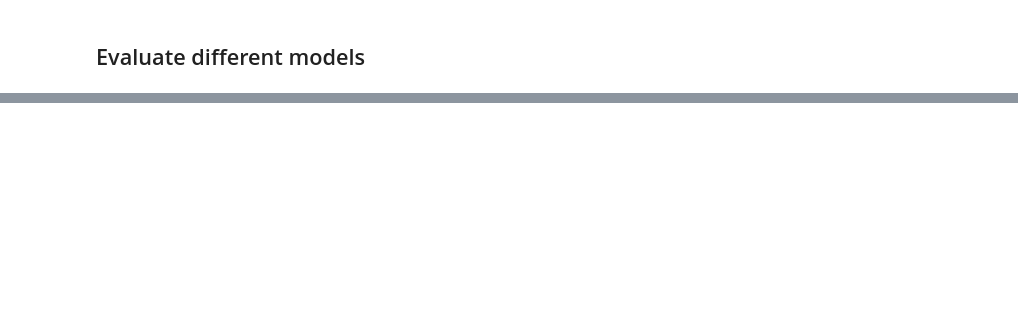
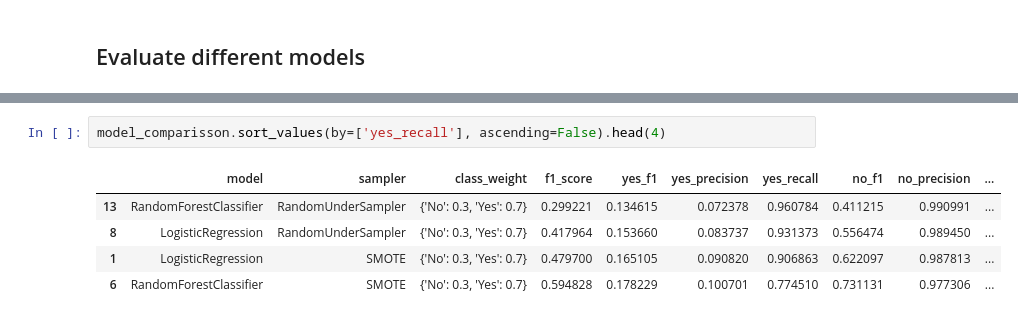
Before and after one commit to nataschaberg/mid_data_classification, a Jupyter notebook: initial_setup.ipynb, the cells around one changed output, grey strips where cells are left out. Cells and saved outputs as stored; diff of their text form; blank space fills up the shorter version.

```diff
--- a/initial_setup.ipynb
+++ b/initial_setup.ipynb
@@ -424,0 +569,8 @@ model_comparisson
+# %%
+model_comparisson.sort_values(by=['yes_recall'], ascending=False).head(4)
+# %% [output]
+|  | model | sampler | class_weight | f1_score | yes_f1 | yes_precision | yes_recall | no_f1 | no_precision | ... |
+| 13 | RandomForestClassifier | RandomUnderSampler | {'No': 0.3, 'Yes': 0.7} | 0.299221 | 0.134615 | 0.072378 | 0.960784 | 0.411215 | 0.990991 | ... |
+| 8 | LogisticRegression | RandomUnderSampler | {'No': 0.3, 'Yes': 0.7} | 0.417964 | 0.153660 | 0.083737 | 0.931373 | 0.556474 | 0.989450 | ... |
+| 1 | LogisticRegression | SMOTE | {'No': 0.3, 'Yes': 0.7} | 0.479700 | 0.165105 | 0.090820 | 0.906863 | 0.622097 | 0.987813 | ... |
+| 6 | RandomForestClassifier | SMOTE | {'No': 0.3, 'Yes': 0.7} | 0.594828 | 0.178229 | 0.100701 | 0.774510 | 0.731131 | 0.977306 | ... |
```
Also changed, not shown: parts of 22 cells of this notebook.
